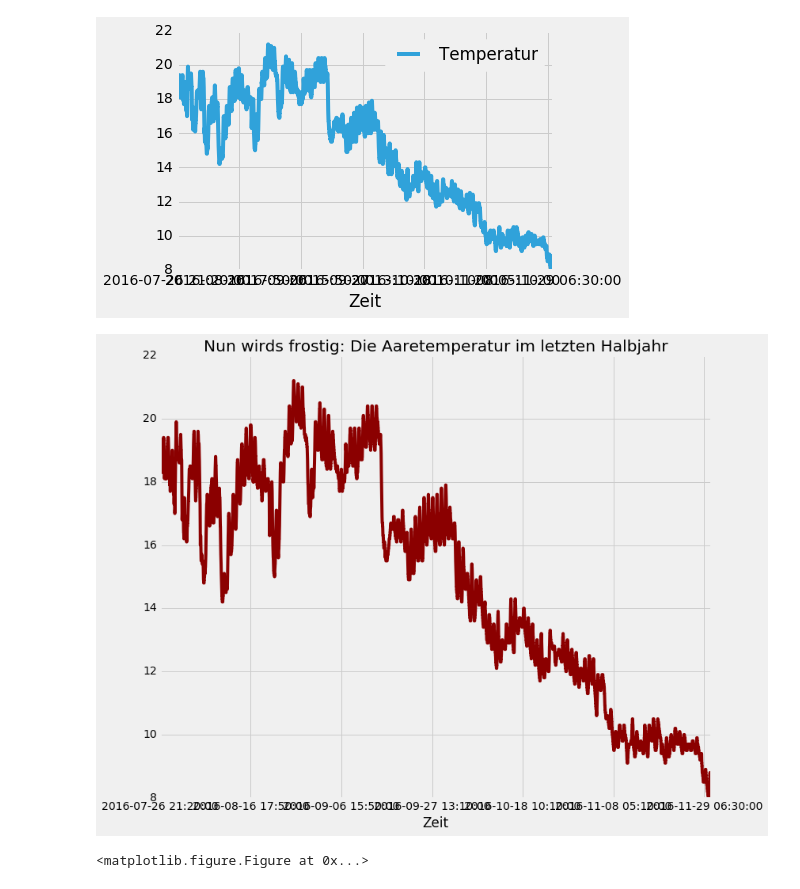
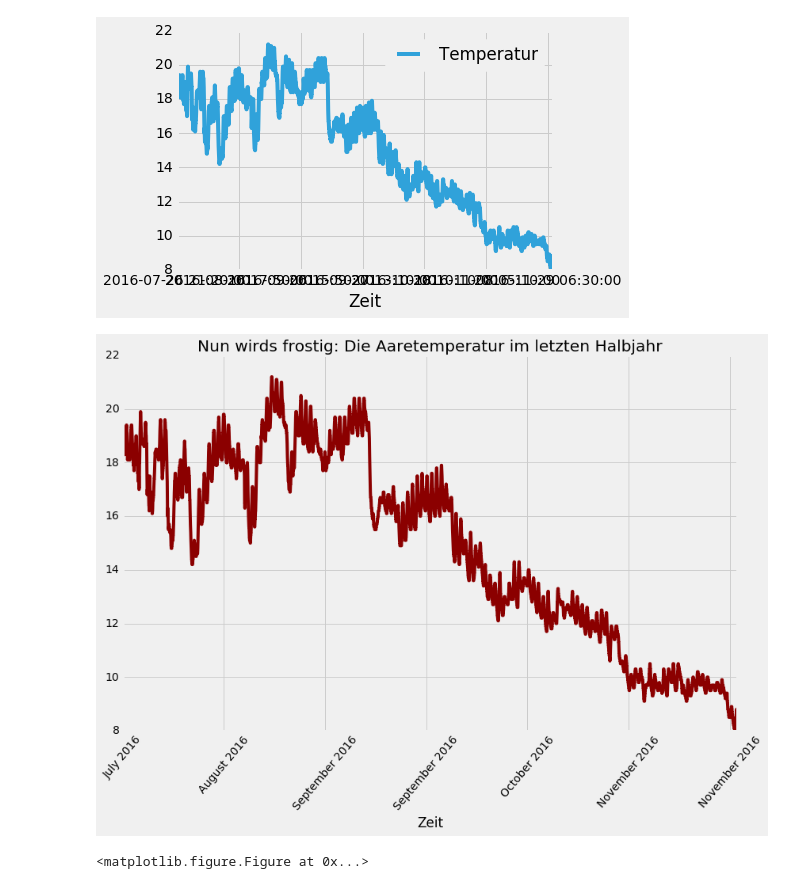
Before and after one commit to palrogg/1st_december_conference, a Jupyter notebook: 02, 04 & 07 Scraping, Regex & Plot.ipynb, the cells around one changed output. Saved outputs shown, nothing was run; the diff lists cells and outputs as text; code cells hidden in the pictures.

Commit message:
Graphs -- a tick better.

```diff
--- a/02, 04 & 07 Scraping, Regex & Plot.ipynb
+++ b/02, 04 & 07 Scraping, Regex & Plot.ipynb
@@ -132,13 +132,17 @@ df_temperatur.plot()
 # %%
 fig, ax = plt.subplots()
 df_temperatur.plot(figsize=[12,9],
                    color='darkred',
                    title='Nun wirds frostig: Die Aaretemperatur im letzten Halbjahr',
                    legend=False,
                    ax=ax)
+xticks = df_temperatur.index.tolist()
+xlabels = ["{}".format(time.strftime('%B %Y', time.strptime(i.split(' ')[0], '%Y-%m-%d'))) for i in xticks]
+xticksIndex = range(0, len(xticks))
+plt.xticks(xticksIndex[0::1000], xlabels[0::1000], rotation=50)
 plt.tight_layout()
 plt.show()
 plt.savefig('data/aaretemperatur.svg')
 # %% [output]
-[figure, old version]
+[figure, new version]
 <matplotlib.figure.Figure at 0x...>
```
Also changed, not shown: parts of 2 cells of this notebook.
